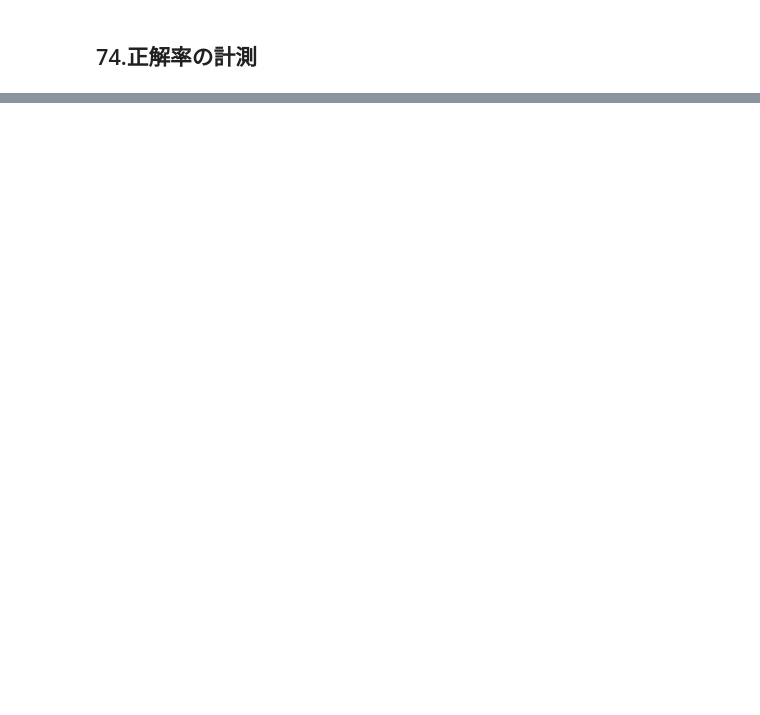
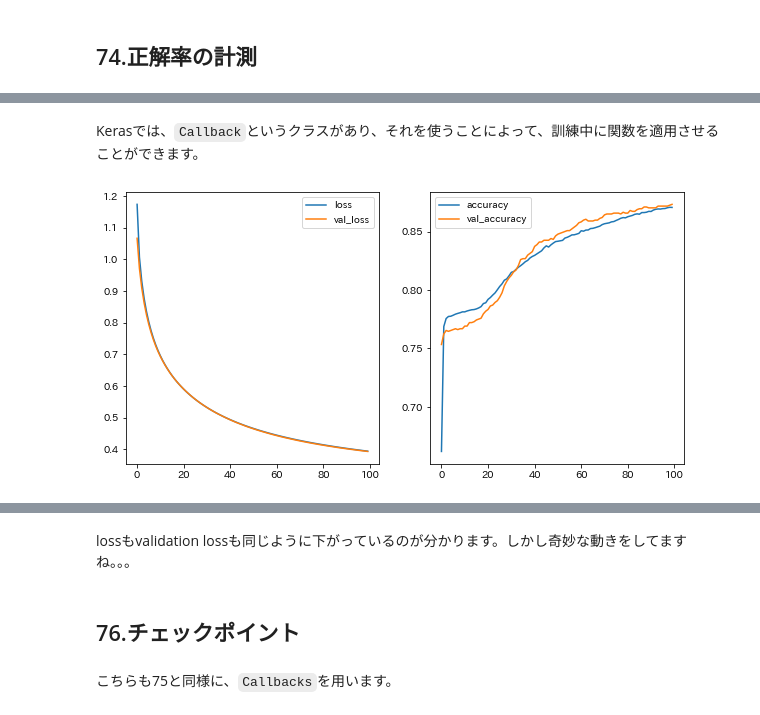
Before and after one commit to reonyanarticle/100pon_nock_2020, a Jupyter notebook: ch8.ipynb, the cells around one changed output, grey strips where cells are left out. Drawn from its saved outputs; the diff is of its cells as text; code cells hidden in the pictures; blank space fills up the shorter version.

```diff
--- a/ch8.ipynb
+++ b/ch8.ipynb
@@ -136,8 +136,8 @@ import tensorflow as tf
 # %%
 def predict_nn():
     inputs = Input(shape=(300,))
-    predicts = Dense(4, activation='softmax') (inputs)
-    model = Model(inputs=inputs, outputs=predicts)
+    outputs = Dense(4, activation='softmax') (inputs)
+    model = Model(inputs=inputs, outputs=outputs)
     return model
 # %%
 x_1 = X_train[:1]
@@ -304,0 +317,2 @@ print('Test accuracy:{0}'.format(score[1]))
+# %% [markdown]
+Kerasでは、`Callback`というクラスがあり、それを使うことによって、訓練中に関数を適用させることができます。
@@ -304,0 +360,13 @@ print('Test accuracy:{0}'.format(score[1]))
+# %%
+real_time_plot = RealTimePlot()
+# %%
+model_75 = predict_nn()
+# %%
+%%time
+opt = SGD(learning_rate=0.01)
+model_75.compile(optimizer=opt, loss='categorical_crossentropy',metrics=['accuracy'])
+history = model_75.fit(X_train, Y_train, epochs=100,
+                    validation_data=(X_valid, Y_valid),
+                    callbacks=[real_time_plot])
+# %% [output]
+[figure, added]
@@ -304,0 +376,6 @@ print('Test accuracy:{0}'.format(score[1]))
+# %% [markdown]
+lossもvalidation lossも同じように下がっているのが分かります。しかし奇妙な動きをしてますね。。。
+# %% [markdown]
+## 76.チェックポイント
+# %% [markdown]
+こちらも75と同様に、`Callbacks`を用います。
```
Also changed, not shown: parts of 52 cells of this notebook.
